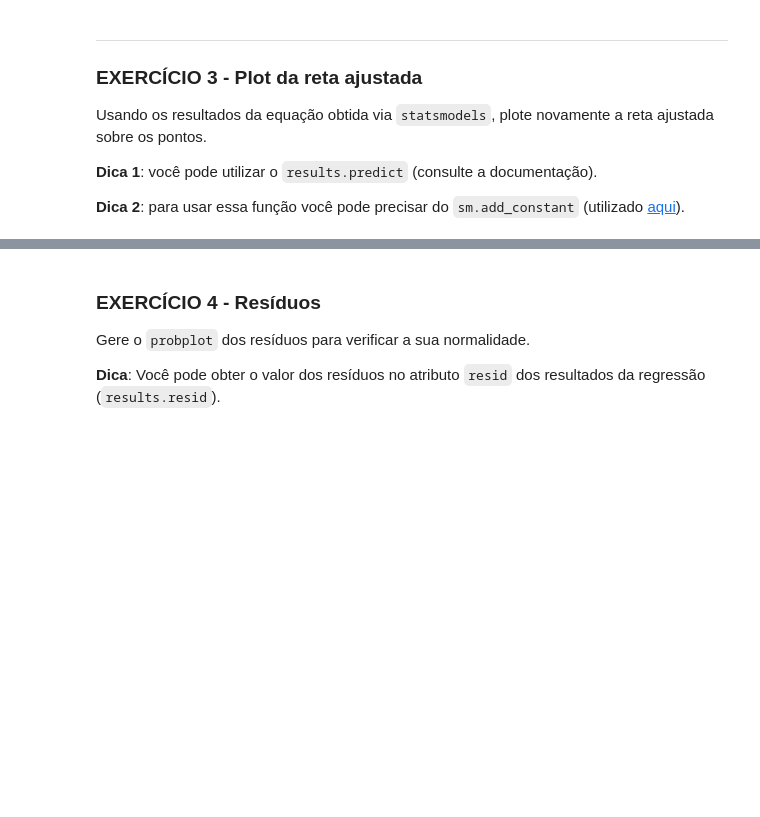
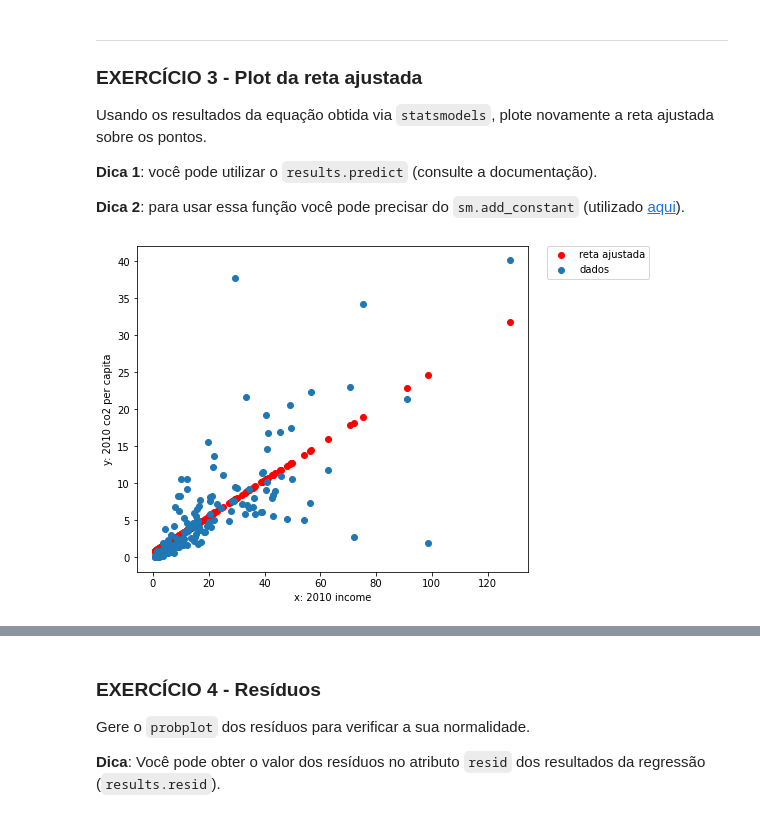
Before and after one commit to CarolMagario/CD22-2, a Jupyter notebook: aula26/Aula26_Atividade_RegressaoSimples.ipynb, the cells around one changed output, grey strips where cells are left out. Saved outputs shown, nothing was run; the diff lists cells and outputs as text; code cells hidden in the pictures; blank space fills up the shorter version.

```diff
--- a/aula26/Aula26_Atividade_RegressaoSimples.ipynb
+++ b/aula26/Aula26_Atividade_RegressaoSimples.ipynb
@@ -305,0 +362,14 @@ Usando os resultados da equação obtida via `statsmodels`, plote novamente a re
+# %%
+# ESCREVA SEU CÓDIGO AQUI
+novo_x = x_dados
+novo_y = beta0 + beta1*novo_x
+
+plt.figure(figsize=(7,6))
+plt.scatter(novo_x,novo_y, color="r") # resultados da regressão
+plt.scatter(dados_x, dados_y); # dados
+plt.xlabel("x: 2010 income")
+plt.ylabel("y: 2010 co2 per capita")
+plt.legend(('reta ajustada','dados'), bbox_to_anchor=(1.05, 1), borderaxespad=0.)
+plt.show()
+# %% [output]
+[figure, added]
```
Also changed, not shown: parts of 25 cells of this notebook, 32 other files.
